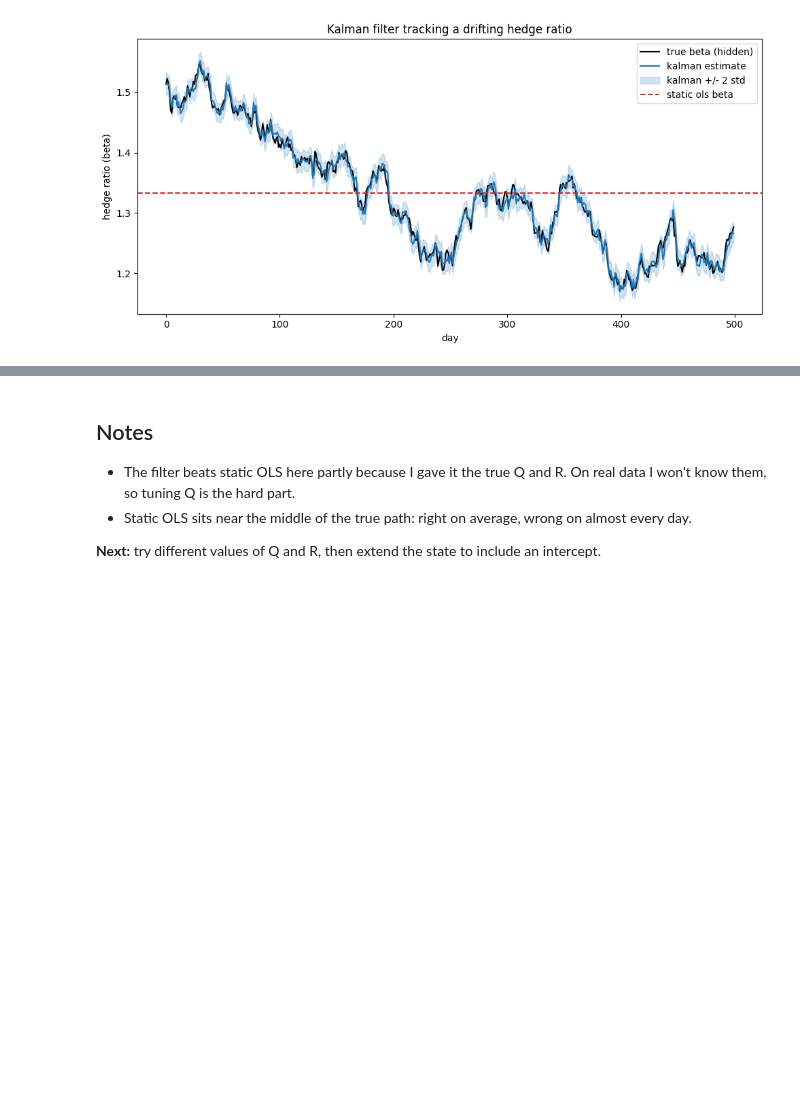
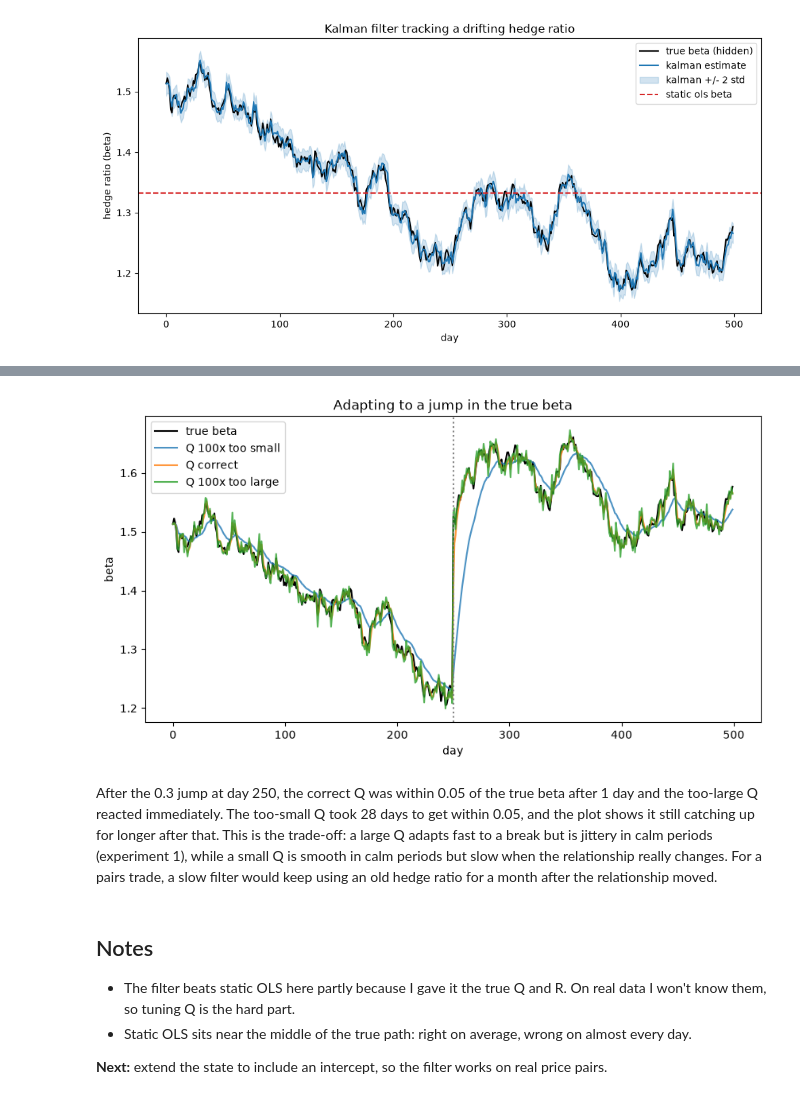
Before and after one commit to j-lumbres/kalman-pairs-risk, a Jupyter notebook: 01_kalman_1d_synthetic.ipynb, the cells around one changed output, grey strips where cells are left out. Drawn from its saved outputs; the diff is of its cells as text; code cells hidden in the pictures; blank space fills up the shorter version.

```diff
--- a/01_kalman_1d_synthetic.ipynb
+++ b/01_kalman_1d_synthetic.ipynb
@@ -125,7 +277,36 @@ plt.show()
+# %%
+jump_day = 250
+jump_size = 0.3
+
+true_beta_with_jump = true_beta.copy()
+true_beta_with_jump[jump_day:] = true_beta_with_jump[jump_day:] + jump_size
+
+# same x and same noise as before, only the true beta changed
+y_prices_with_jump = true_beta_with_jump * x_prices + measurement_noise
+
+plt.figure(figsize=(10, 5))
+plt.plot(true_beta_with_jump, color="black", label="true beta")
+
+for q_value, q_label in zip(q_values, q_labels):
+    beta_for_this_q, _ = run_kalman_filter(x_prices, y_prices_with_jump, q_value,
+                                           measurement_noise_R, initial_beta_guess,
+                                           initial_uncertainty_P)
+    plt.plot(beta_for_this_q, label=q_label, alpha=0.8)
+
+plt.axvline(jump_day, color="gray", linestyle=":")
+plt.xlabel("day")
+plt.ylabel("beta")
+plt.title("Adapting to a jump in the true beta")
+plt.legend()
+plt.show()
+# %% [output]
+[figure, added]
+# %% [markdown]
+After the 0.3 jump at day 250, the correct Q was within 0.05 of the true beta after 1 day and the too-large Q reacted immediately. The too-small Q took 28 days to get within 0.05, and the plot shows it still catching up for longer after that. This is the trade-off: a large Q adapts fast to a break but is jittery in calm periods (experiment 1), while a small Q is smooth in calm periods but slow when the relationship really changes. For a pairs trade, a slow filter would keep using an old hedge ratio for a month after the relationship moved.
 # %% [markdown]
 ## Notes
 
 - The filter beats static OLS here partly because I gave it the true Q and R. On real data I won't know them, so tuning Q is the hard part.
 - Static OLS sits near the middle of the true path: right on average, wrong on almost every day.
 
-**Next:** try different values of Q and R, then extend the state to include an intercept.
+**Next:** extend the state to include an intercept, so the filter works on real price pairs.
```
Also changed, not shown: parts of 15 cells of this notebook.
